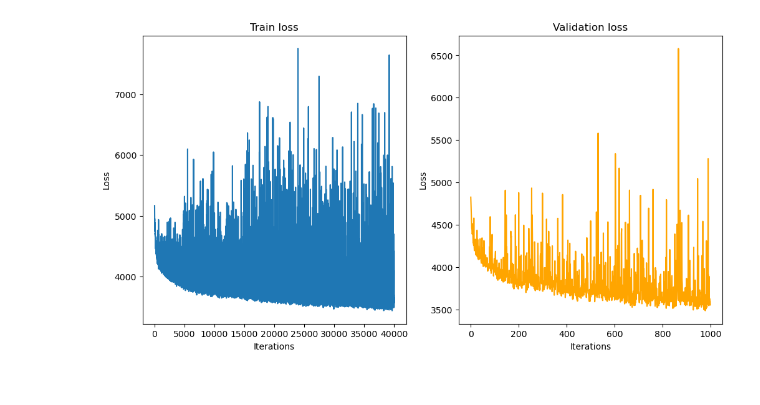
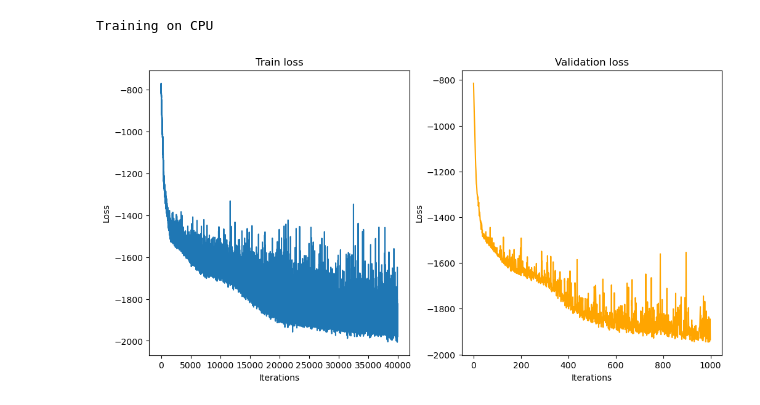
Before and after one commit to Malthe57/MastersThesis, a Jupyter notebook: notebooks/BNN_banana.ipynb, the cells around one changed output. Cells and saved outputs as stored; diff of their text form; code cells hidden in the pictures.

```diff
--- a/notebooks/BNN_banana.ipynb
+++ b/notebooks/BNN_banana.ipynb
@@ -64,7 +64,7 @@ traindata = ToyDataset(x_train, y_train)
 trainloader = DataLoader(traindata, batch_size=500, shuffle=True, collate_fn=collate_fn, drop_last=True, pin_memory=True)
 
 valdata = ToyDataset(x_val, y_val)
-valloader = DataLoader(valdata, batch_size=500, shuffle=False, collate_fn=collate_fn, drop_last=True, pin_memory=True)
+valloader = DataLoader(valdata, batch_size=500, shuffle=True, collate_fn=collate_fn, drop_last=True, pin_memory=True)
 
 testdata = ToyDataset(x_test, y_test)
 testloader = DataLoader(testdata, batch_size=len(y_test), shuffle=False, collate_fn=collate_fn, pin_memory=True)
@@ -189,3 +196,12 @@ class BayesianLinearLayer(nn.Module):
         # print("layer:", w.device, b.device, output.device, self.log_prior.device, self.log_variational_posterior.device)
 
         return output
+# %%
+layer = BayesianLinearLayer(1, 3)
+
+print(layer.forward(torch.tensor([[1,2,3]]).T.float()))
+print(layer.weight_posterior.mu.device)
+print(layer.weight_posterior.sigma.device)
+print(layer.weight_prior.sigma1.device)
+print(layer.weight_prior.sigma2.device)
+print(layer.weight_prior)
@@ -195,9 +220,9 @@ class BayesianNeuralNetwork(nn.Module):
         super().__init__()
         """
         """
-        self.layer1 = BayesianLinearLayer(1, hidden_units1)
-        self.layer2 = BayesianLinearLayer(hidden_units1, hidden_units2)
-        self.layer3 = BayesianLinearLayer(hidden_units2, 2)
+        self.layer1 = BayesianLinearLayer(1, hidden_units1, device=device)
+        self.layer2 = BayesianLinearLayer(hidden_units1, hidden_units2, device=device)
+        self.layer3 = BayesianLinearLayer(hidden_units2, 2, device=device)
 
         self.layers = [self.layer1, self.layer2, self.layer3]
 
@@ -205,9 +230,9 @@ class BayesianNeuralNetwork(nn.Module):
 
     def forward(self, x, inference=False):
         # print("x", x.device)
-        x = F.relu(self.layer1(x.to(self.device), inference))
-        x = F.relu(self.layer2(x.to(self.device), inference))
-        x = self.layer3(x.to(self.device), inference)
+        x = F.relu(self.layer1(x, inference))
+        x = F.relu(self.layer2(x, inference))
+        x = self.layer3(x, inference)
 
         mu = x[:, 0]
         rho = x[:, 1]
@@ -245,9 +270,9 @@ class BayesianNeuralNetwork(nn.Module):
 
     def compute_ELBO(self, input, target, n_samples=1):
 
-        log_priors = torch.zeros(n_samples).to(self.device)
-        log_variational_posteriors = torch.zeros(n_samples).to(self.device)
-        NLLs = torch.zeros(n_samples).to(self.device)
+        log_priors = torch.zeros(n_samples) #.to(self.device)
+        log_variational_posteriors = torch.zeros(n_samples) #.to(self.device)
+        NLLs = torch.zeros(n_samples) #.to(self.device)
 
         # for i in range(n_samples):
         #     mu, rho = self.forward(input, inference=False)
@@ -268,7 +293,7 @@ class BayesianNeuralNetwork(nn.Module):
 
         loss = ((log_variational_posterior - log_prior) / NUM_BATCHES) + NLL
 
-        loss = loss.to(self.device)
+        # loss = loss.to(self.device)
 
         # print(loss, log_prior, log_variational_posterior, NLL)
 
@@ -277,6 +302,12 @@ class BayesianNeuralNetwork(nn.Module):
 # useful functions 🤖
 
 def train_BNN(model, optimizer, trainloader, valloader, epochs=500, model_name='BNN', val_every_n_epochs=10, device='cpu'):
+
+    if device == 'cpu':
+        print("Training on CPU")
+    else:
+        print("Cuda available, training on GPU")
+
 
     losses = []
     log_priors = []
@@ -305,7 +336,7 @@ def train_BNN(model, optimizer, trainloader, valloader, epochs=500, model_name='
 
             # print(loss.device, log_prior.device, log_posterior.device, log_NLL.device)
 
-            loss.backward(retain_graph=True)
+            loss.backward(retain_graph=False)
             optimizer.step()
 
             losses.append(loss.item())
@@ -372,19 +403,20 @@ def plot_log_probs(log_priors, log_variational_posteriors, NLLs):
 
     plt.show()
 # %%
-# device = torch.device("cuda" if torch.cuda.is_available() else "cpu")
+# device = torch.device("cuda:0" if torch.cuda.is_available() else "cpu")
 device = 'cpu'
 
 # create model
 BNN_model = BayesianNeuralNetwork(32, 128, device=device)
 BNN_model = BNN_model.to(device)
-optimizer = torch.optim.SGD(BNN_model.parameters(), lr=3e-5)
+optimizer = torch.optim.Adam(BNN_model.parameters(), lr=1e-4)
 
 losses, log_priors, log_variational_posteriors, NLLs, val_losses = train_BNN(BNN_model, optimizer, trainloader, valloader, epochs=10000, model_name='BNN', val_every_n_epochs=10, device=device)
 
 plot_loss(losses, val_losses)
 # %% [output]
+Training on CPU
-[figure, old version]
+[figure, new version]
 # %%
 plot_log_probs(log_priors, log_variational_posteriors, NLLs)
 # %% [output]
```
Also changed, not shown: parts of 8 cells of this notebook.
